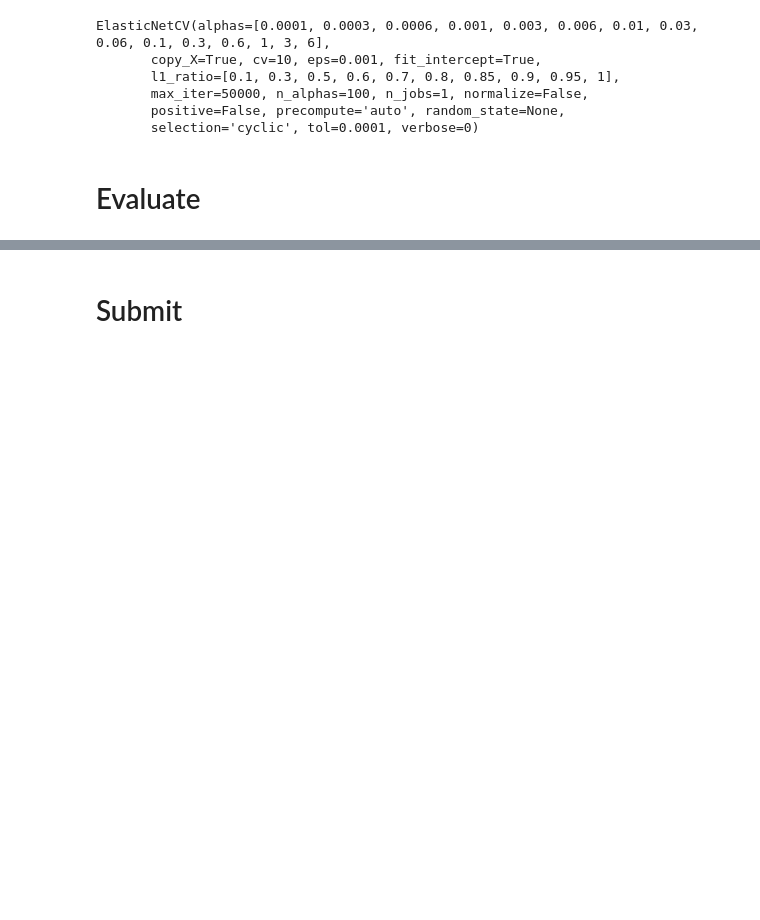
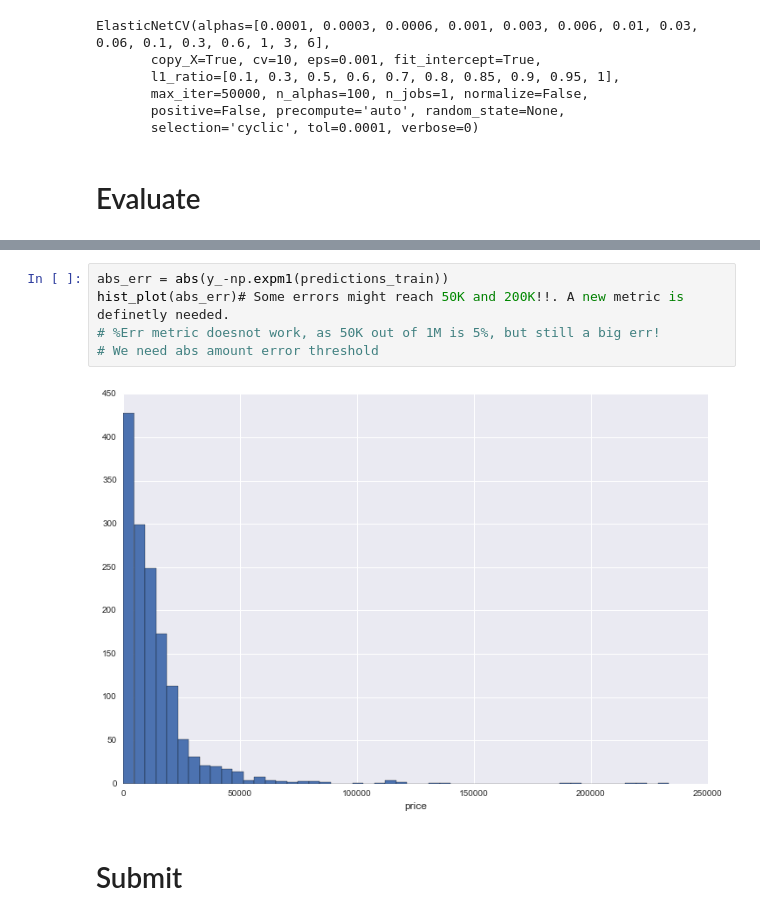
Before and after one commit to ahmadelsallab/HousePrices, a Jupyter notebook: train.ipynb, the cells around one changed output, grey strips where cells are left out. Drawn from its saved outputs; the diff is of its cells as text; blank space fills up the shorter version.

```diff
--- a/train.ipynb
+++ b/train.ipynb
@@ -491,3 +538,10 @@ Root Mean Squared Error : 0.119583950421
+# %%
+abs_err = abs(y_-np.expm1(predictions_train))
+hist_plot(abs_err)# Some errors might reach 50K and 200K!!. A new metric is definetly needed.
+# %Err metric doesnot work, as 50K out of 1M is 5%, but still a big err!
+# We need abs amount error threshold
+# %% [output]
+[figure, added]
 # %% [markdown]
 # Submit
 # %%
```
Also changed, not shown: parts of 14 cells of this notebook, 1 other file.
